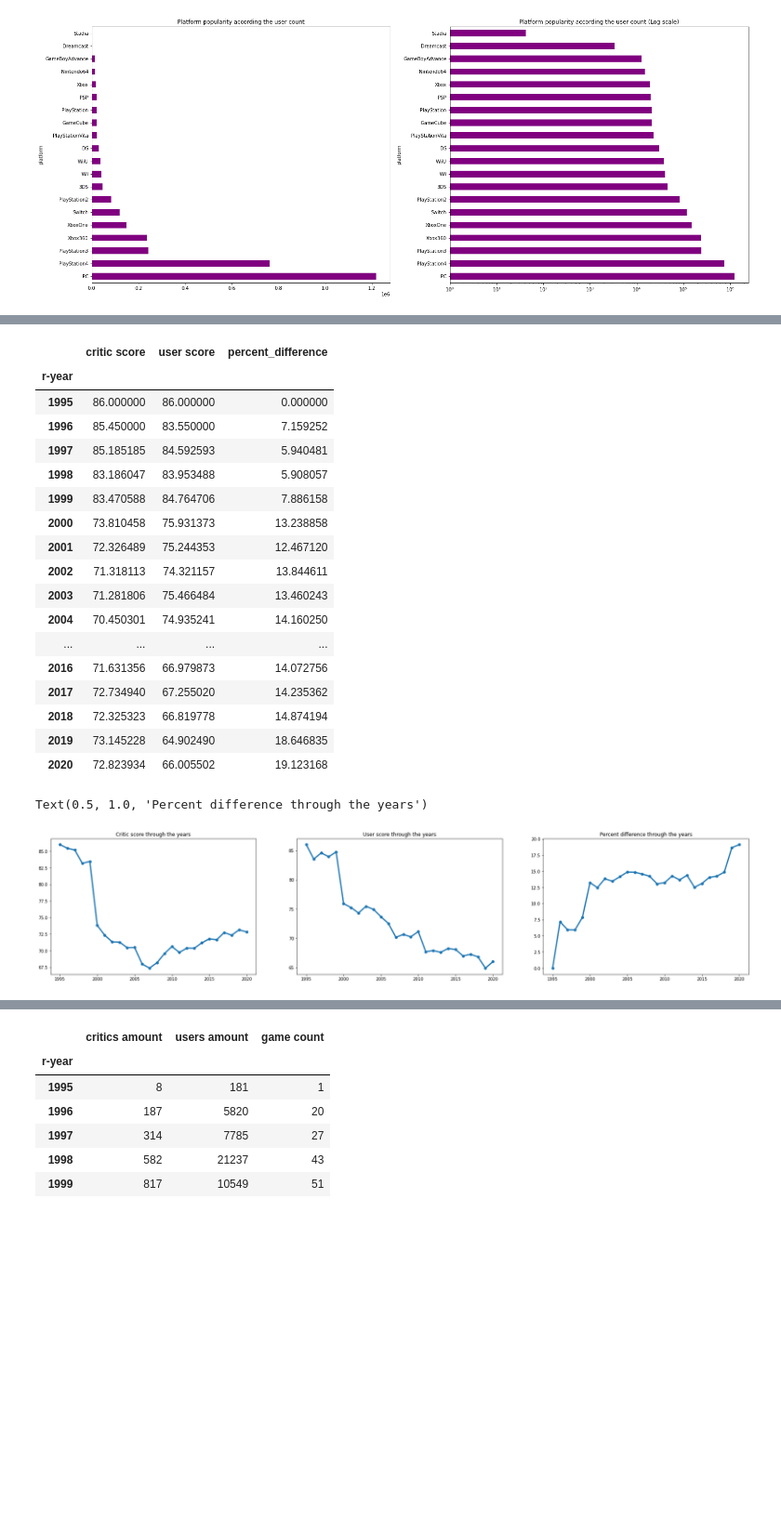
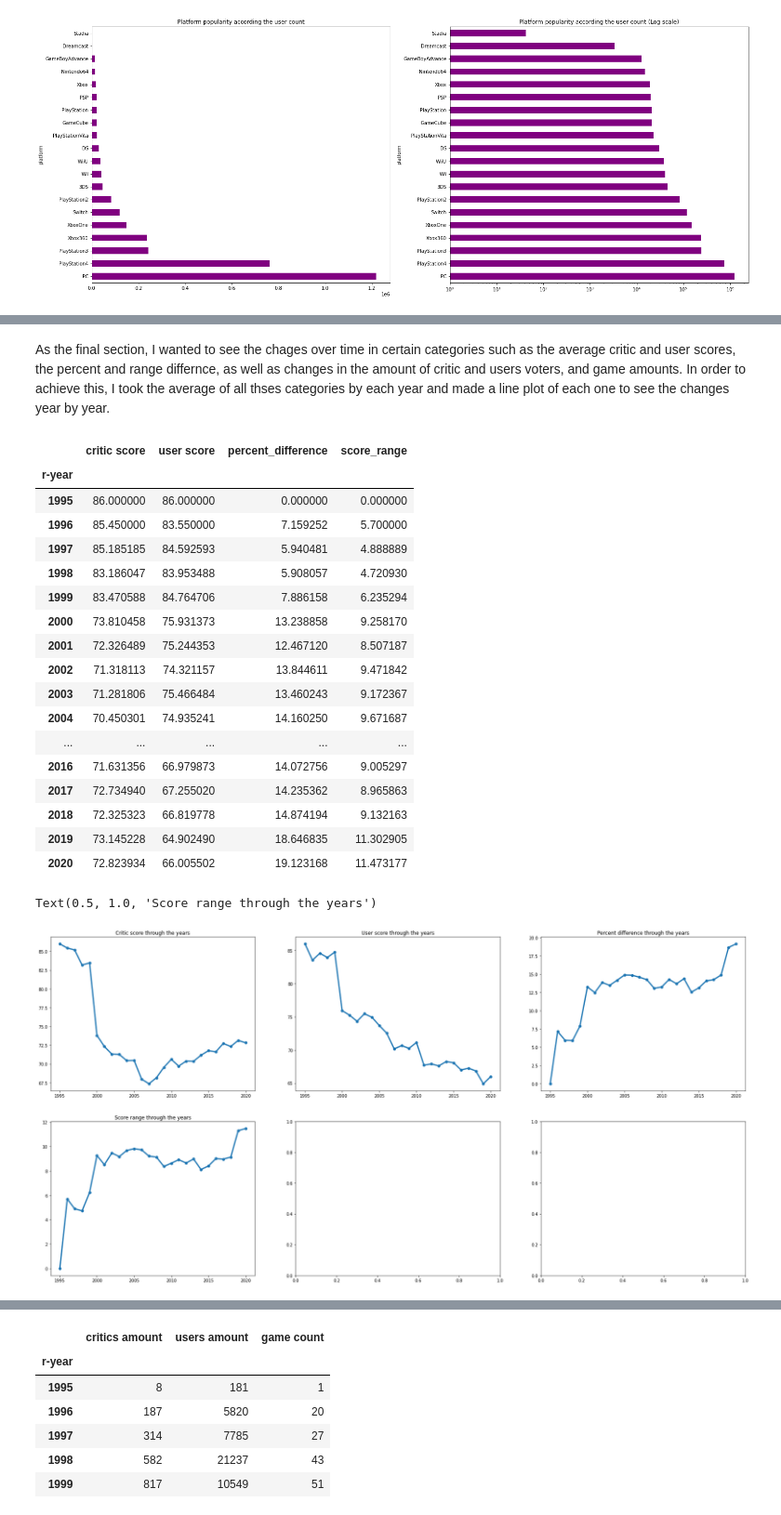
Before and after one commit to BlexxeCode/DataProjects, a Jupyter notebook: difference-between-critics-and-user-game-scores.ipynb, the cells around one changed output, grey strips where cells are left out. Shown at 93% size. Cells and saved outputs as stored; diff of their text form; code cells hidden in the pictures; blank space fills up the shorter version.

```diff
--- a/difference-between-critics-and-user-game-scores.ipynb
+++ b/difference-between-critics-and-user-game-scores.ipynb
@@ -190,3 +192,5 @@ As an extra, I also decided to make a separate column exclusively for the year,
+# %%
+game_scores['score_range'] = abs(game_scores['critic score'] - game_scores['user score'])
 # %%
 # converting the release date to a more easier to work with datetime format.
 game_scores['r-date'] = pd.to_datetime(game_scores['r-date'])
@@ -657,35 +751,39 @@ fig.tight_layout()
+# %% [markdown]
+As the final section, I wanted to see the chages over time in certain categories such as the average critic and user scores, the percent and range differnce, as well as changes in the amount of critic and users voters, and game amounts. In order to achieve this, I took the average of all thses categories by each year and made a line plot of each one to see the changes year by year.
 # %%
-#year histogram
-years_avg = game_scores.groupby('r-year')['critic score','user score','percent_difference'].mean()
+#year plots
+years_avg = game_scores.groupby('r-year')['critic score','user score','percent_difference','score_range'].mean()
 years_avg
 # %% [output]
-|  | critic score | user score | percent_difference |
-| r-year |  |  |  |
-| 1995 | 86.000000 | 86.000000 | 0.000000 |
-| 1996 | 85.450000 | 83.550000 | 7.159252 |
-| 1997 | 85.185185 | 84.592593 | 5.940481 |
-| 1998 | 83.186047 | 83.953488 | 5.908057 |
-| 1999 | 83.470588 | 84.764706 | 7.886158 |
-| 2000 | 73.810458 | 75.931373 | 13.238858 |
-| 2001 | 72.326489 | 75.244353 | 12.467120 |
-| 2002 | 71.318113 | 74.321157 | 13.844611 |
-| 2003 | 71.281806 | 75.466484 | 13.460243 |
-| 2004 | 70.450301 | 74.935241 | 14.160250 |
-| ... | ... | ... | ... |
-| 2016 | 71.631356 | 66.979873 | 14.072756 |
-| 2017 | 72.734940 | 67.255020 | 14.235362 |
-| 2018 | 72.325323 | 66.819778 | 14.874194 |
-| 2019 | 73.145228 | 64.902490 | 18.646835 |
-| 2020 | 72.823934 | 66.005502 | 19.123168 |
+|  | critic score | user score | percent_difference | score_range |
+| r-year |  |  |  |  |
+| 1995 | 86.000000 | 86.000000 | 0.000000 | 0.000000 |
+| 1996 | 85.450000 | 83.550000 | 7.159252 | 5.700000 |
+| 1997 | 85.185185 | 84.592593 | 5.940481 | 4.888889 |
+| 1998 | 83.186047 | 83.953488 | 5.908057 | 4.720930 |
+| 1999 | 83.470588 | 84.764706 | 7.886158 | 6.235294 |
+| 2000 | 73.810458 | 75.931373 | 13.238858 | 9.258170 |
+| 2001 | 72.326489 | 75.244353 | 12.467120 | 8.507187 |
+| 2002 | 71.318113 | 74.321157 | 13.844611 | 9.471842 |
+| 2003 | 71.281806 | 75.466484 | 13.460243 | 9.172367 |
+| 2004 | 70.450301 | 74.935241 | 14.160250 | 9.671687 |
+| ... | ... | ... | ... | ... |
+| 2016 | 71.631356 | 66.979873 | 14.072756 | 9.005297 |
+| 2017 | 72.734940 | 67.255020 | 14.235362 | 8.965863 |
+| 2018 | 72.325323 | 66.819778 | 14.874194 | 9.132163 |
+| 2019 | 73.145228 | 64.902490 | 18.646835 | 11.302905 |
+| 2020 | 72.823934 | 66.005502 | 19.123168 | 11.473177 |
 # %%
 #critic and user score and percent difference average throughout the years
-fig, axes = plt.subplots(1,3, sharex=True, figsize=(30,6))
-axes[0].plot(years_avg['critic score'], linewidth = 3, marker='o')
-axes[0].set_title('Critic score through the years')
-axes[1].plot(years_avg['user score'], linewidth = 3, marker='o')
-axes[1].set_title('User score through the years')
-axes[2].plot(years_avg['percent_difference'], linewidth = 3, marker='o')
-axes[2].set_title('Percent difference through the years')
+fig, axes = plt.subplots(2,3, figsize=(30,15))
+axes[0][0].plot(years_avg['critic score'], linewidth = 3, marker='o')
+axes[0][0].set_title('Critic score through the years')
+axes[0][1].plot(years_avg['user score'], linewidth = 3, marker='o')
+axes[0][1].set_title('User score through the years')
+axes[0][2].plot(years_avg['percent_difference'], linewidth = 3, marker='o')
+axes[0][2].set_title('Percent difference through the years')
+axes[1][0].plot(years_avg['score_range'], linewidth = 3, marker='o')
+axes[1][0].set_title('Score range through the years')
 # %% [output]
-Text(0.5, 1.0, 'Percent difference through the years')
+Text(0.5, 1.0, 'Score range through the years')
-[figure, old version]
+[figure, new version]
```
Also changed, not shown: parts of 70 cells of this notebook.
